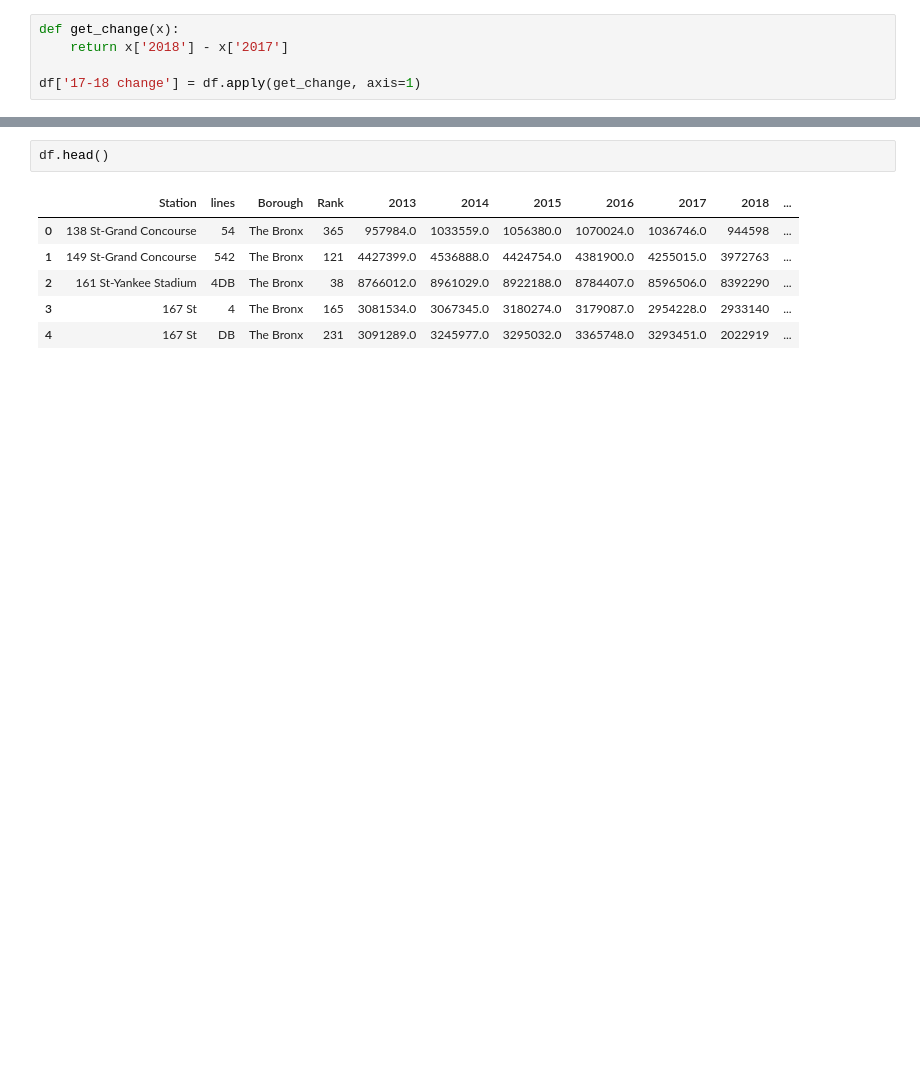
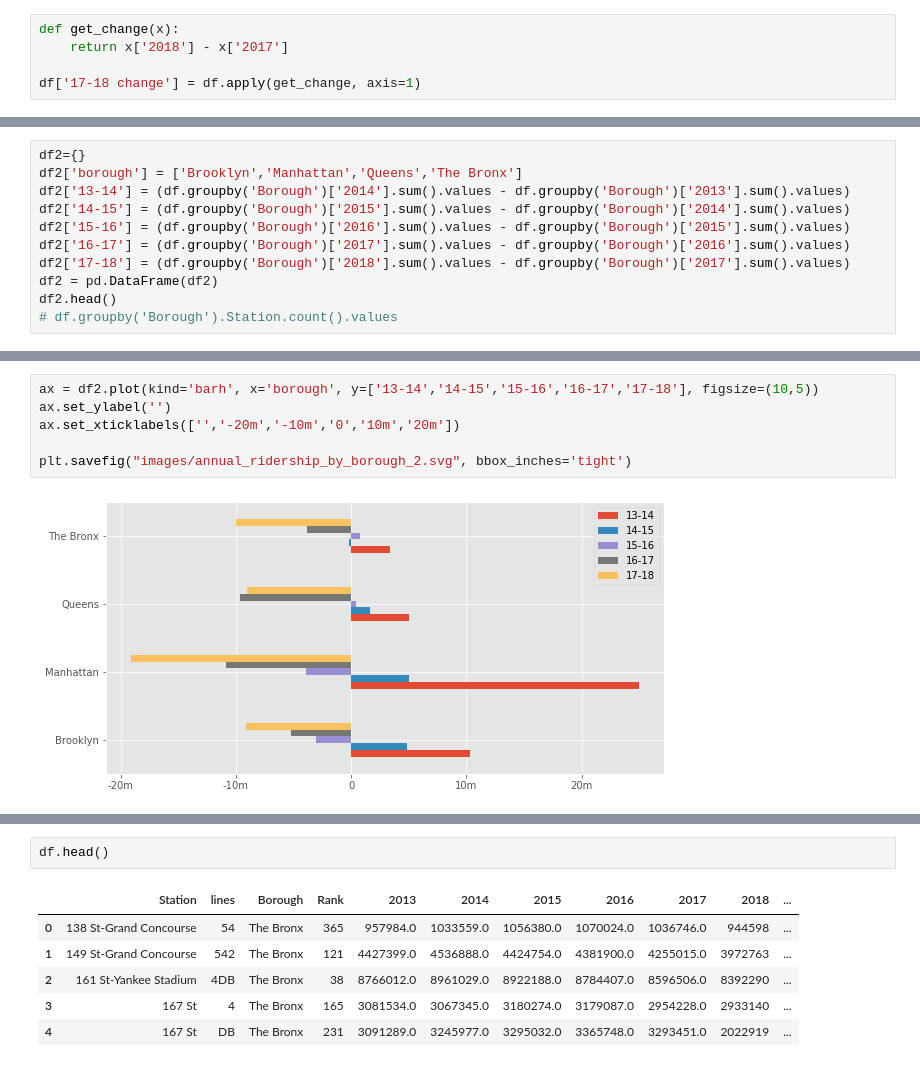
Before and after one commit to sawyerclick/portfolio, a Jupyter notebook: project/subway-ridership/Ridership scraper.ipynb, the cells around one changed output, grey strips where cells are left out. Drawn from its saved outputs; the diff is of its cells as text; blank space fills up the shorter version.

```diff
--- a/project/subway-ridership/Ridership scraper.ipynb
+++ b/project/subway-ridership/Ridership scraper.ipynb
@@ -62,0 +127,11 @@ df['17-18 change'] = df.apply(get_change, axis=1)
+# %%
+df2={}
+df2['borough'] = ['Brooklyn','Manhattan','Queens','The Bronx']
+df2['13-14'] = (df.groupby('Borough')['2014'].sum().values - df.groupby('Borough')['2013'].sum().values)
+df2['14-15'] = (df.groupby('Borough')['2015'].sum().values - df.groupby('Borough')['2014'].sum().values)
+df2['15-16'] = (df.groupby('Borough')['2016'].sum().values - df.groupby('Borough')['2015'].sum().values)
+df2['16-17'] = (df.groupby('Borough')['2017'].sum().values - df.groupby('Borough')['2016'].sum().values)
+df2['17-18'] = (df.groupby('Borough')['2018'].sum().values - df.groupby('Borough')['2017'].sum().values)
+df2 = pd.DataFrame(df2)
+df2.head()
+# df.groupby('Borough').Station.count().values
@@ -62,0 +144,8 @@ df['17-18 change'] = df.apply(get_change, axis=1)
+# %%
+ax = df2.plot(kind='barh', x='borough', y=['13-14','14-15','15-16','16-17','17-18'], figsize=(10,5))
+ax.set_ylabel('')
+ax.set_xticklabels(['','-20m','-10m','0','10m','20m'])
+
+plt.savefig("images/annual_ridership_by_borough_2.svg", bbox_inches='tight')
+# %% [output]
+[figure, added]
```
Also changed, not shown: parts of 39 cells of this notebook, 57 other files.
